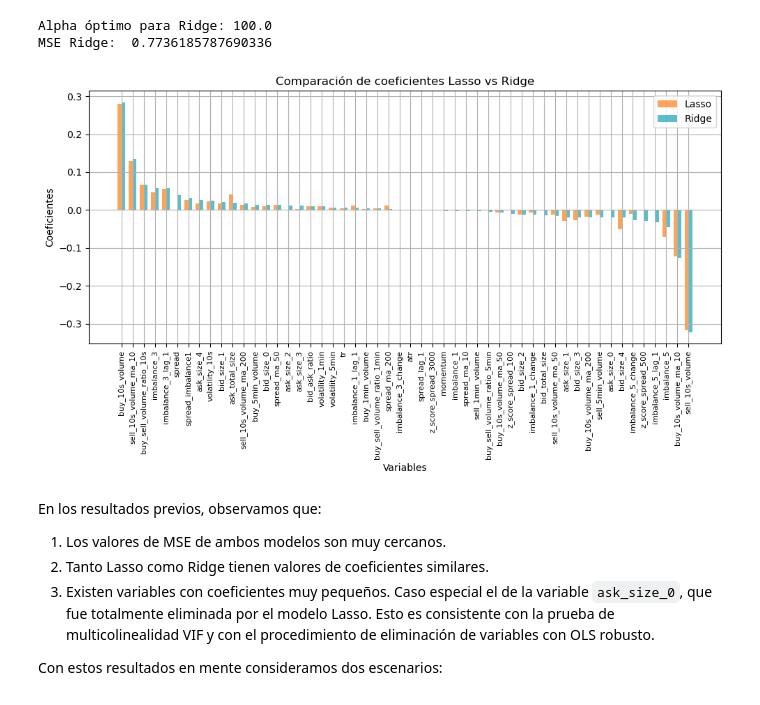
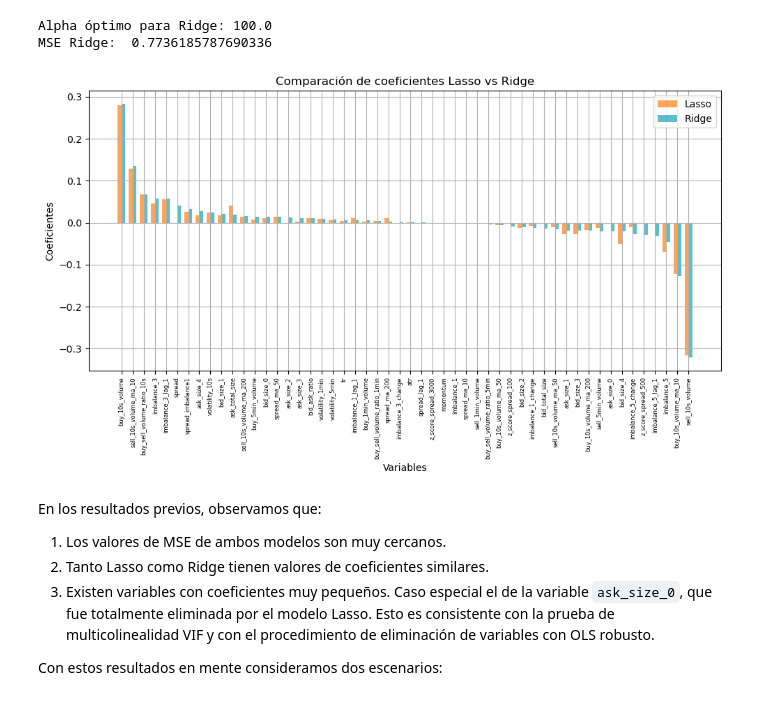
Before and after one commit to IFTrejoM/Binance-price-volatility-predictions-LSTM, a Jupyter notebook: binance.ipynb, the cells around one changed output. Cells and saved outputs as stored; diff of their text form; code cells hidden in the pictures.

```diff
--- a/binance.ipynb
+++ b/binance.ipynb
@@ -520,33 +513,33 @@ MSE Ridge:  0.7736185787690336
 # %%
 # Creamos un DataFrame con los coeficientes Lasso y Ridge:
 regularization_coefs = pd.DataFrame(
     {'X': X_scaled.columns,
     'lasso_coefs': lasso_opt.coef_,
     'ridge_coefs': ridge_opt.coef_}
     )
 
 # Ordenamos el DataFrame según los coeficientes de Lasso (o Ridge) en orden descendente:
 regularization_coefs = regularization_coefs.sort_values(by='ridge_coefs', ascending=False)
 
 # Creamos un gráfico de barras comparativo:
 bar_width = 0.35
 index = np.arange(len(regularization_coefs['X']))
 
 fig, ax = plt.subplots(figsize=(10, 6))
 bar1 = ax.bar(index, regularization_coefs['lasso_coefs'], bar_width, label='Lasso', color='#fd7e14', alpha=0.7)
 bar2 = ax.bar(index + bar_width, regularization_coefs['ridge_coefs'], bar_width, label='Ridge', color='#17a2b8', alpha=0.7)
 
 ax.set_xlabel('Variables')
 ax.set_ylabel('Coeficientes')
 ax.set_title('Comparación de coeficientes Lasso vs Ridge')
 ax.set_xticks(index + bar_width / 2)
-ax.set_xticklabels(regularization_coefs['X'], rotation=90, fontsize=8)
+ax.set_xticklabels(regularization_coefs['X'], rotation=90, fontsize=6)
 ax.legend()
 ax.grid(True)
 plt.tight_layout()
 plt.show()
 # %% [output]
-[figure, old version]
+[figure, new version]
 # %% [markdown]
 En los resultados previos, observamos que:
 
```
Also changed, not shown: parts of 23 cells of this notebook, 5 other files.
